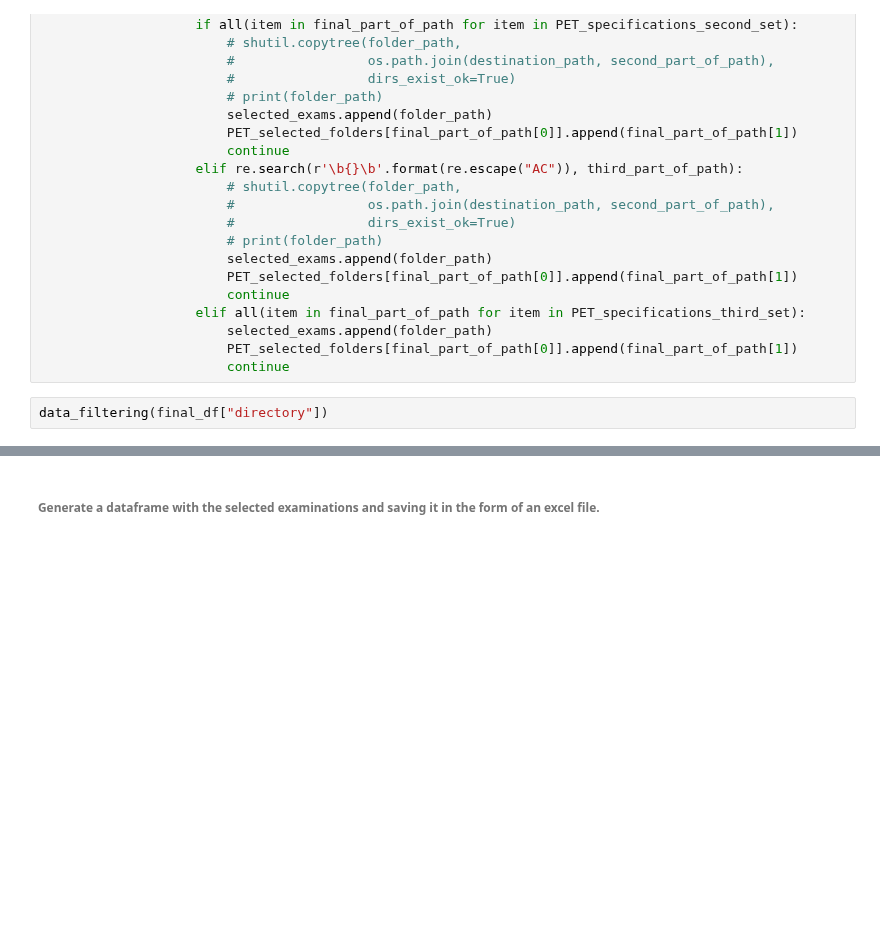
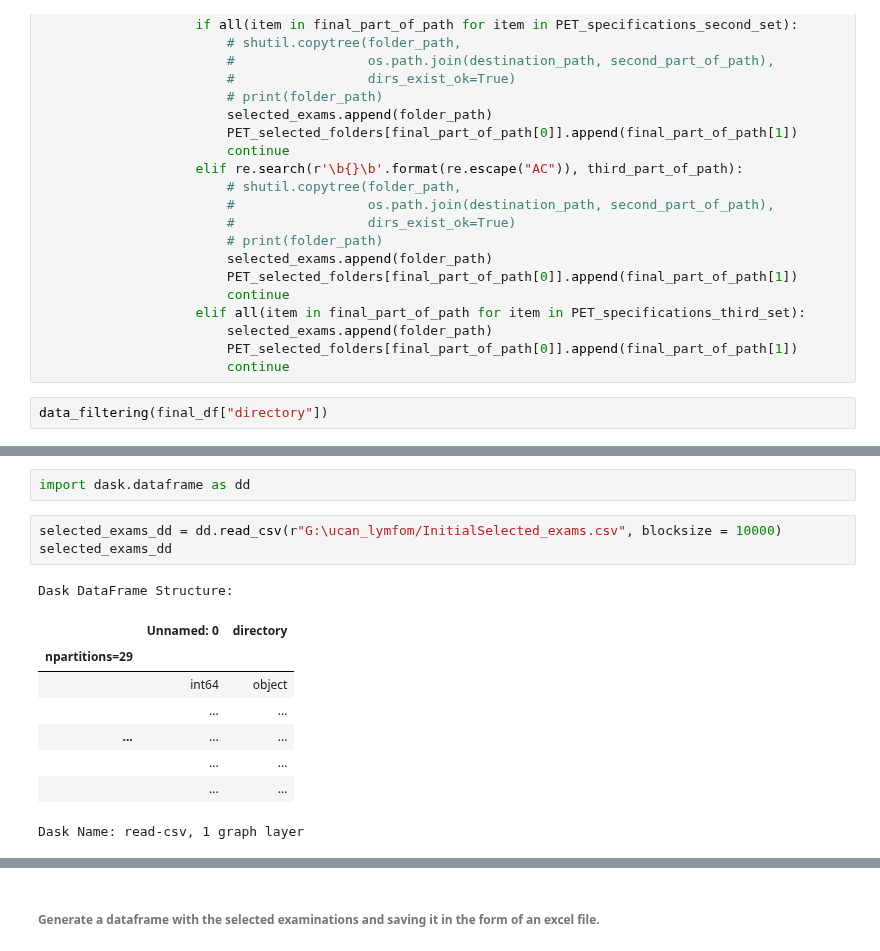
Before and after one commit to NickosKal/UCAN-PET-CT-image-data-handling-pipeline, a Jupyter notebook: Task 1.2/Image_Selection.ipynb, the cells around one changed output, grey strips where cells are left out. Drawn from its saved outputs; the diff is of its cells as text; blank space fills up the shorter version.

```diff
--- a/Task 1.2/Image_Selection.ipynb
+++ b/Task 1.2/Image_Selection.ipynb
@@ -388,0 +404,15 @@ data_filtering(final_df["directory"])
+# %%
+import dask.dataframe as dd
+# %%
+selected_exams_dd = dd.read_csv(r"G:\ucan_lymfom/InitialSelected_exams.csv", blocksize = 10000)
+selected_exams_dd
+# %% [output]
+Dask DataFrame Structure:
+|  | Unnamed: 0 | directory |
+| npartitions=29 |  |  |
+|  | int64 | object |
+|  | ... | ... |
+| ... | ... | ... |
+|  | ... | ... |
+|  | ... | ... |
+Dask Name: read-csv, 1 graph layer
```
Also changed, not shown: parts of 10 cells of this notebook, 1 other file.
